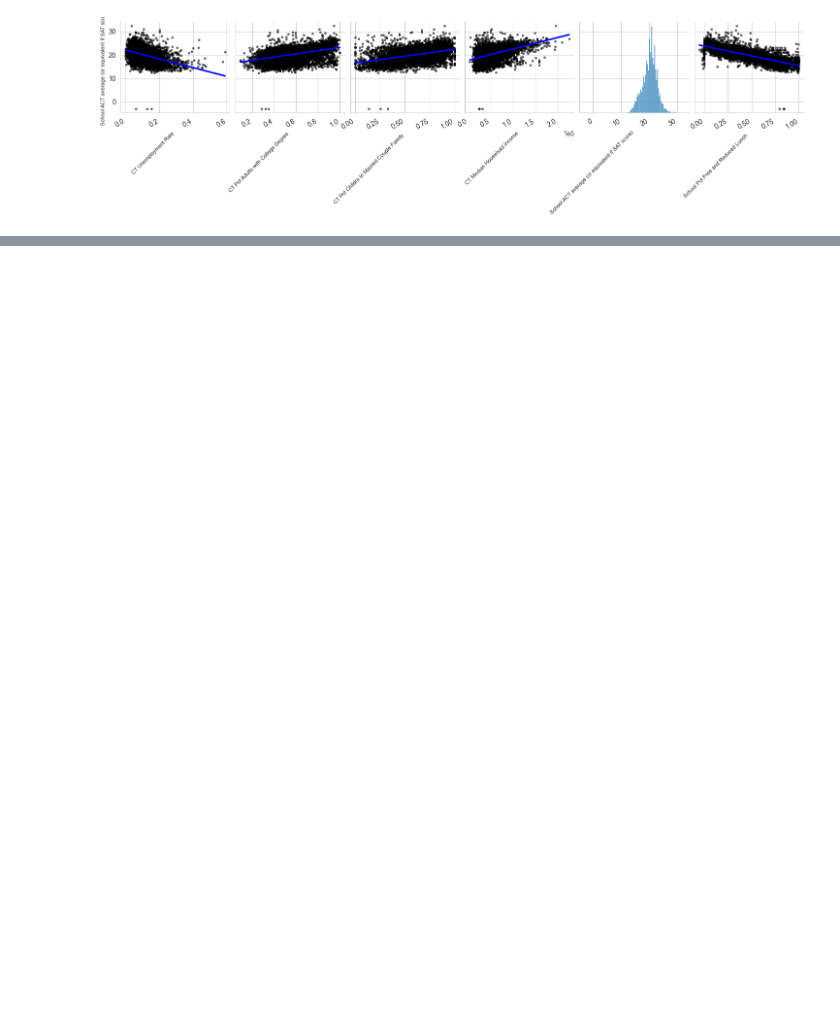
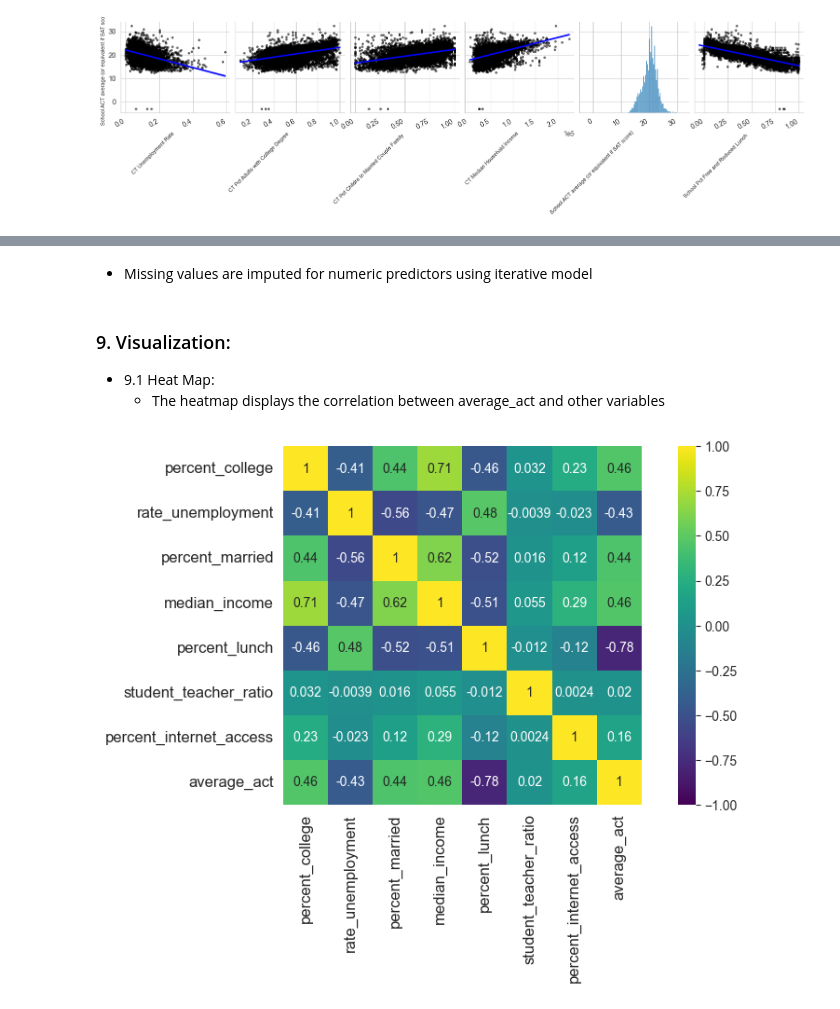
Before and after one commit to sandeepmukkala/education, a Jupyter notebook: code/Education.ipynb, the cells around one changed output, grey strips where cells are left out. Cells and saved outputs as stored; diff of their text form; code cells hidden in the pictures; blank space fills up the shorter version.

Commit message:
Education Project

```diff
--- a/code/Education.ipynb
+++ b/code/Education.ipynb
@@ -642,0 +504,4 @@ plt.show()
+# %%
+# Drop rows where average ACT score is missing
+merged_data_school_level_high = merged_data_school_level_high.dropna(subset=['average_act'])
+merged_data_school_level_high.drop(['student_count', 'teacher_count'], axis=1, inplace=True)
@@ -642,0 +514,24 @@ plt.show()
+# %%
+# Predictor variables are defined that needs to be imputed
+predictor_variables = ['rate_unemployment', 'percent_college', 'percent_married', 'median_income', 'percent_lunch', 'state', 'charter', 'student_teacher_ratio', 'percent_internet_access']
+
+imputer = IterativeImputer()
+
+# Defining the columns to use in the imputation process
+numerical_predictors = merged_data_school_level_high[predictor_variables].select_dtypes(include=['number']).columns.to_list()
+print(numerical_predictors)
+
+# Fiting the imputer using numerical predictor variables
+imputer.fit(merged_data_school_level_high.loc[:,numerical_predictors])
+
+# impute the missing values in the training data
+merged_data_school_level_high.loc[:,numerical_predictors] = imputer.transform(merged_data_school_level_high.loc[:,numerical_predictors])
+
+# Checking the missing values
+print(merged_data_school_level_high.isna().sum().to_frame(name='Number of Missing Values'))
+
+# Saving the cleaned dataset in csv format inside the data folder
+merged_data_school_level_high.to_csv('../data/cleaned_education_data.csv', encoding='utf-8-sig', index=False)
+
+print("\nDataset Head after imputation:")
+print(merged_data_school_level_high.head())
@@ -642,0 +556,18 @@ plt.show()
+# %% [markdown]
+- Missing values are imputed for numeric predictors using iterative model
+# %% [markdown]
+### 9. Visualization:
+- 9.1 Heat Map:
+    - The heatmap displays the correlation between average_act and other variables
+# %%
+predictors = ['percent_college', 'rate_unemployment', 'percent_married', 'median_income', 'percent_lunch', 'student_teacher_ratio', 'percent_internet_access']
+numerical_predictors = merged_data_school_level_high[predictors].select_dtypes(include=['number']).columns.to_list()
+corr_matrix = merged_data_school_level_high[numerical_predictors+["average_act"]].corr()
+
+plt.figure(figsize=(10, 5))
+
+sns.heatmap(corr_matrix, vmax=1,vmin=-1, square=True, annot=True, cmap="viridis")
+plt.tick_params(labelsize=12)
+plt.show()
+# %% [output]
+[figure, added]
```
Also changed, not shown: parts of 193 cells of this notebook, 8 other files.
